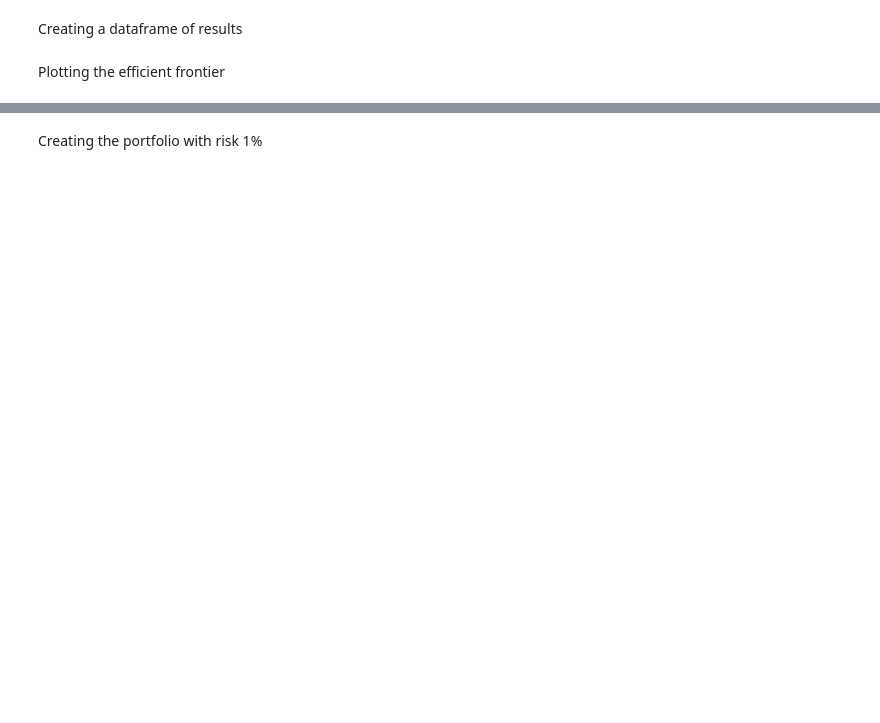
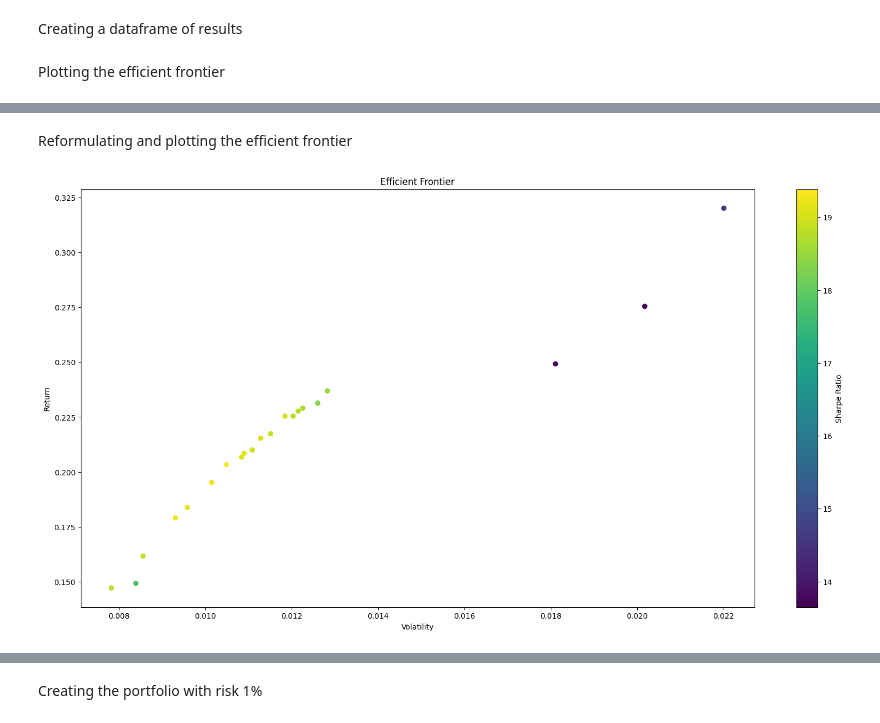
Before and after one commit to DilshanSonnadara/Quantum_Computing_Research, a Jupyter notebook: Quantum_Reformulated_Markowitz.ipynb, the cells around one changed output, grey strips where cells are left out. Drawn from its saved outputs; the diff is of its cells as text; code cells hidden in the pictures; blank space fills up the shorter version.

```diff
--- a/Quantum_Reformulated_Markowitz.ipynb
+++ b/Quantum_Reformulated_Markowitz.ipynb
@@ -770,0 +593,43 @@ for i, result in enumerate(results_list, start=1):
+# %% [markdown]
+Reformulating and plotting the efficient frontier
+# %%
+"""
+
+Sometimes QC gives us suboptimal solutions. Hence, each return with a higher risk value
+will be compared with the return of the risk value just below that and discarded if it has a lower
+return. If not the data point would be kept. In this way, we will create a new dataframe for a cleaner
+efficient frontier
+
+"""
+
+# Sorting the DataFrame by 'risk_value'
+final_results_df = final_results_df.sort_values(by='risk_value')
+
+# Filtering the DataFrame based on the 'total_return' condition
+filtered_df = pd.DataFrame()
+last_valid_return = -float('inf')  # Initialize to negative infinity
+
+for index, row in final_results_df.iterrows():
+    if row['total_return'] > last_valid_return:
+        filtered_df = pd.concat([filtered_df, pd.DataFrame([row])])
+        last_valid_return = row['total_return']
+
+# Resetting the index of the filtered DataFrame
+filtered_df.reset_index(drop=True, inplace=True)
+
+filtered_df = filtered_df[["risk_value","total_return"]]
+# %%
+#Calculating the sharpe ratio
+filtered_df["Sharpe_Ratio"]=filtered_df["total_return"]/filtered_df["risk_value"]
+# %%
+
+# Plotting the Efficient Frontier
+plt.figure(figsize=(20, 10))
+plt.scatter(filtered_df["risk_value"], filtered_df["total_return"], c=filtered_df["Sharpe_Ratio"], cmap='viridis')
+plt.colorbar(label='Sharpe Ratio')
+plt.xlabel('Volatility')
+plt.ylabel('Return')
+plt.title('Efficient Frontier')
+plt.show()
+# %% [output]
+[figure, added]
```
Also changed, not shown: parts of 38 cells of this notebook.
